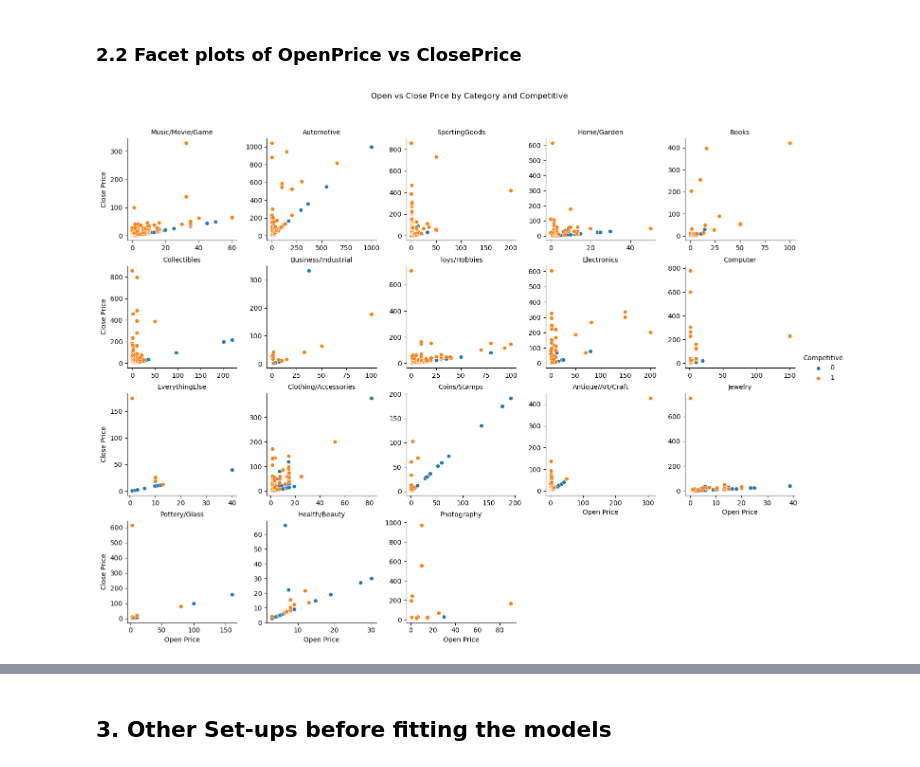
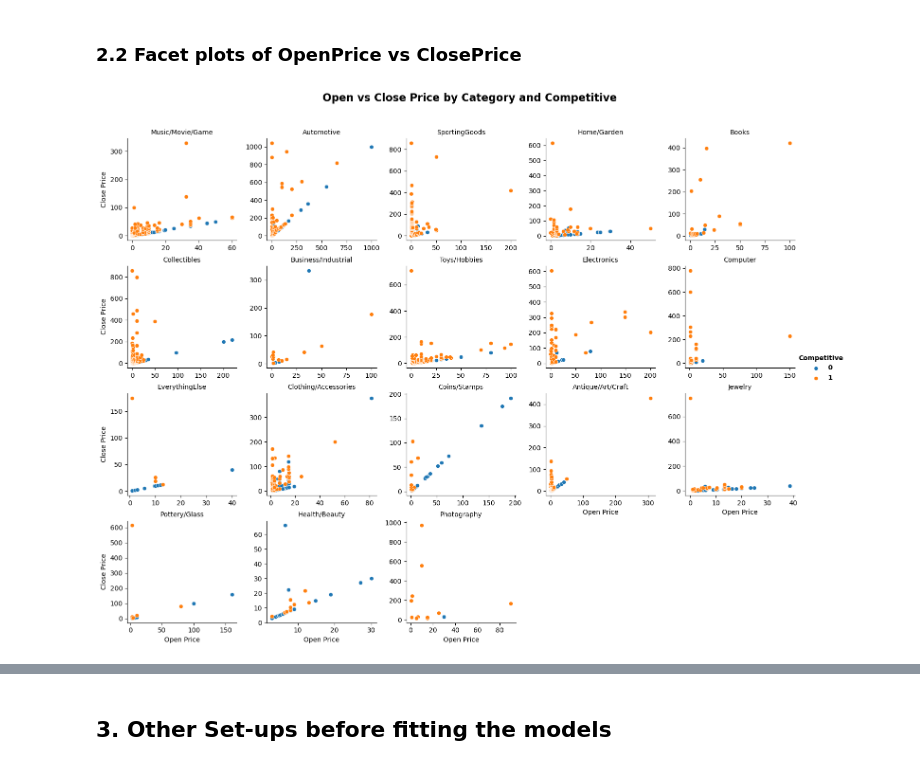
Before and after one commit to Jitao-Z/RSM8413_Case_1, a Jupyter notebook: case_1_analysis.ipynb, the cells around one changed output, grey strips where cells are left out. Cells and saved outputs as stored; diff of their text form; code cells hidden in the pictures.

```diff
--- a/case_1_analysis.ipynb
+++ b/case_1_analysis.ipynb
@@ -203,22 +200,28 @@ chart.show()
 # %%
 grid = sns.FacetGrid(
     ebay,
     col = 'Category',
     col_wrap = 5,               # 5 plots per row
     hue = 'Competitive',        # Color by competitive label
     height = 3,                 # Size of each subplot
     sharex = False,
     sharey = False
 )
 
 grid.map_dataframe(sns.scatterplot, x = 'OpenPrice', y = 'ClosePrice')
 grid.add_legend(title = 'Competitive')
 grid.set_axis_labels('Open Price', 'Close Price')
 grid.set_titles(col_template = '{col_name}')
 
 plt.subplots_adjust(top = 0.9)
-plt.suptitle('Open vs Close Price by Category and Competitive')
+plt.suptitle('Open vs Close Price by Category and Competitive',
+             fontsize = 16,
+             fontweight = 'bold')
+
+legend = grid._legend
+plt.setp(legend.get_texts(), fontweight = 'bold')
+plt.setp(legend.get_title(), fontweight = 'bold')
 
 plt.show()
 # %% [output]
-[figure, old version]
+[figure, new version]
```
Also changed, not shown: parts of 48 cells of this notebook.
